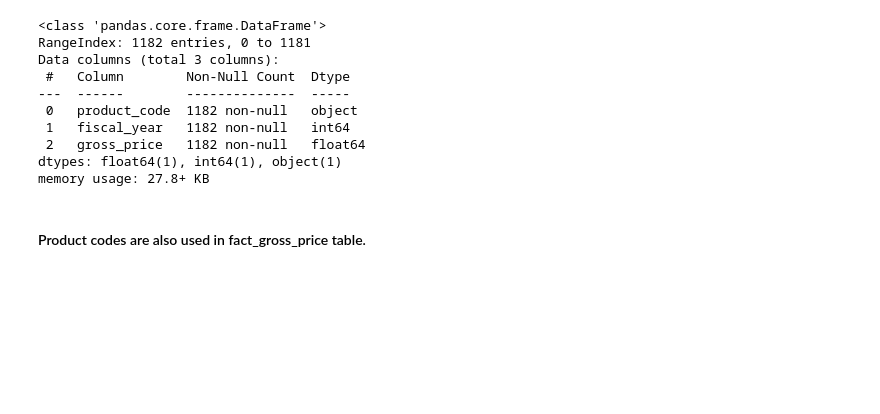
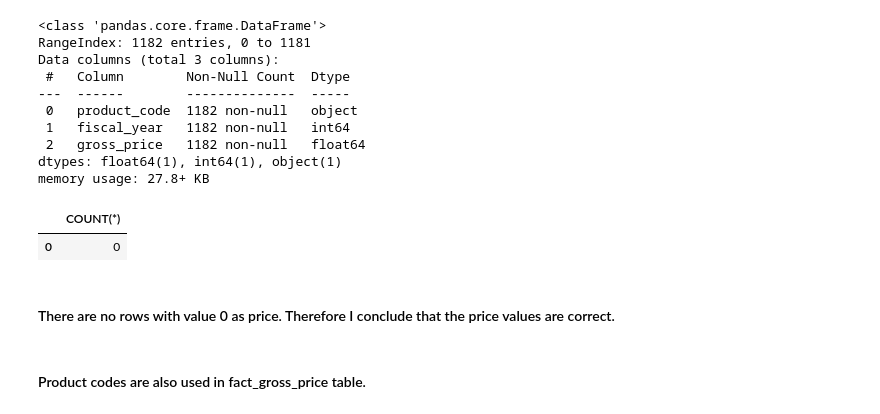
Before and after one commit to CesarChaparro1974/Financial_Analysis_Project, a Jupyter notebook: final_project.ipynb, the cells around one changed output. Cells and saved outputs as stored; diff of their text form; code cells hidden in the pictures; blank space fills up the shorter version.

Commit message:
corrected filtering

```diff
--- a/final_project.ipynb
+++ b/final_project.ipynb
@@ -434,6 +460,19 @@ Data columns (total 3 columns):
  2   gross_price   1182 non-null   float64
 dtypes: float64(1), int64(1), object(1)
 memory usage: 27.8+ KB
+# %%
+# count the number of rows with a gross_price of 0
+query = """SELECT COUNT(*)
+FROM fact_gross_price
+WHERE gross_price = 0
+"""
+zero_gross_price = pd.read_sql_query(query, con)
+zero_gross_price
+# %% [output]
+|  | COUNT(*) |
+| 0 | 0 |
+# %% [markdown]
+#### There are no rows with value 0 as price. Therefore I conclude that the price values are correct.
 # %% [markdown]
 #### Product codes are also used in fact_gross_price table.
 # %%
```
Also changed, not shown: parts of 11 cells of this notebook.
